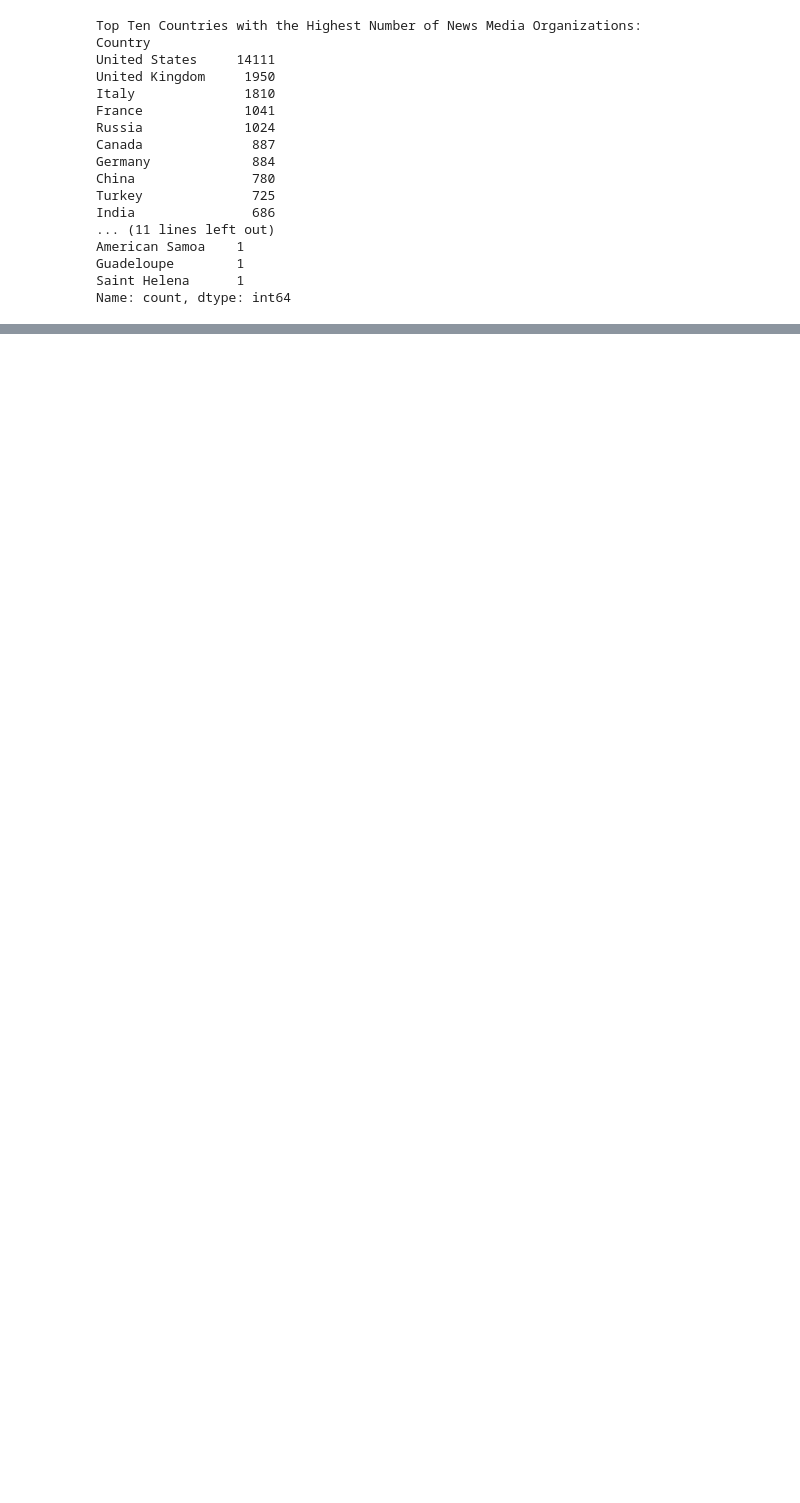
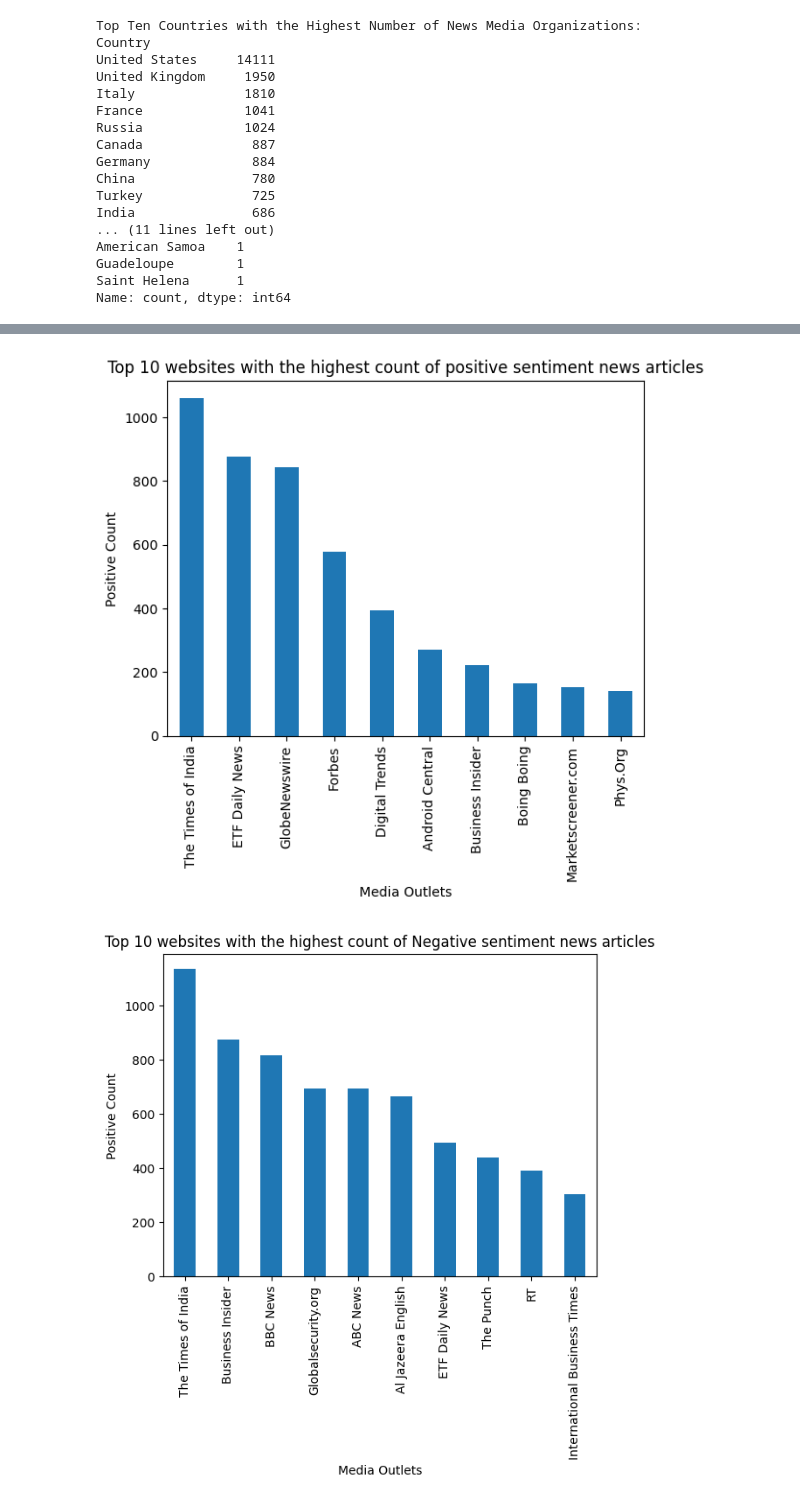
Before and after one commit to mistir-nigusse/news_correlation_10ac_week0, a Jupyter notebook: notebooks/parse_news_data.ipynb, the cells around one changed output, grey strips where cells are left out. Cells and saved outputs as stored; diff of their text form; code cells hidden in the pictures; blank space fills up the shorter version.

```diff
--- a/notebooks/parse_news_data.ipynb
+++ b/notebooks/parse_news_data.ipynb
@@ -34,0 +61,19 @@ Name: count, dtype: int64
+# %%
+df.dropna(subset=['category'], inplace=True)
+
+domain_df.dropna(subset=['Country'], inplace=True)
+
+# remove duplicates
+df = df.loc[~df.duplicated(subset=['article_id','url', 'published_at'])].reset_index(drop=True)
+
+# drop rows with unnesessary columns
+df = df[['article_id',
+# 'source_id',
+'source_name',
+# 'author',
+'title',
+'description', 'url',
+# 'url_to_image',
+'published_at', 'content',
+'category', 'article', 'title_sentiment']]
+df.columns
@@ -218,0 +274,33 @@ Djibouti                   2
+# %%
+#Websites with the highest count of positive sentiment news articles
+positive = df[df['title_sentiment'] == 'Positive']['source_name'].value_counts().head(10)
+
+#websites with the highest count of neutral sentiment news articles
+neutral = df[df['title_sentiment'] == 'Neutral']['source_name'].value_counts().head(10)
+
+#websites with the highest count of negative sentiment news articles
+negative = df[df['title_sentiment'] == 'Negative']['source_name'].value_counts().head(10)
+
+# plot the top 10 websites with the highest count of positive sentiment news articles
+positive.plot(kind='bar')
+plt.xlabel('Media Outlets')
+plt.ylabel('Positive Count')
+plt.title('Top 10 websites with the highest count of positive sentiment news articles')
+plt.show()
+
+
+neutral.plot(kind='bar')
+plt.xlabel('Media Outlets')
+plt.ylabel('Positive Count')
+plt.title('Top 10 websites with the highest count of Neutral sentiment news articles')
+plt.show()
+
+
+negative.plot(kind='bar')
+plt.xlabel('Media Outlets')
+plt.ylabel('Positive Count')
+plt.title('Top 10 websites with the highest count of Negative sentiment news articles')
+plt.show()
+# %% [output]
+[figure, added]
+[figure, added]
```
Also changed, not shown: parts of 16 cells of this notebook, 4 other files.
